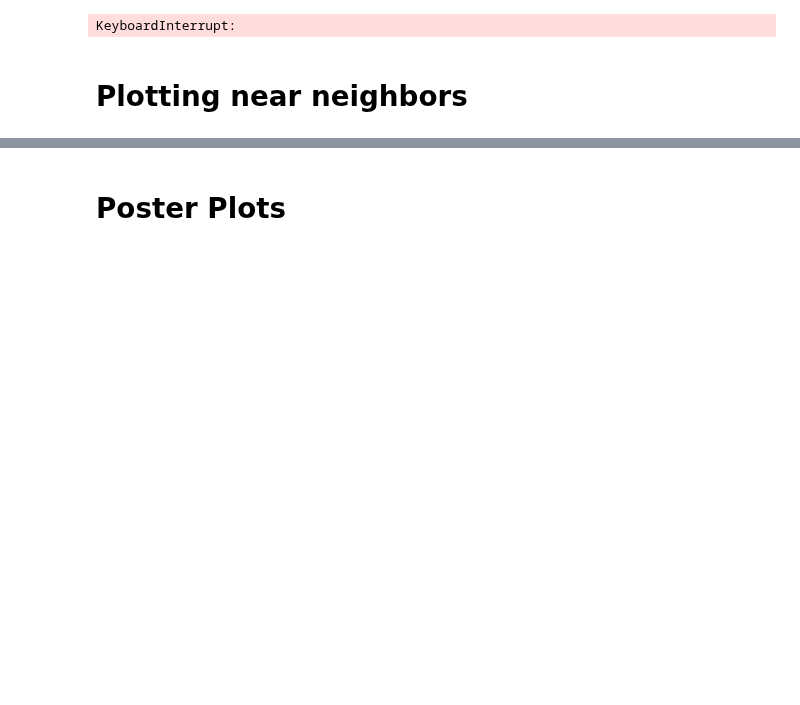
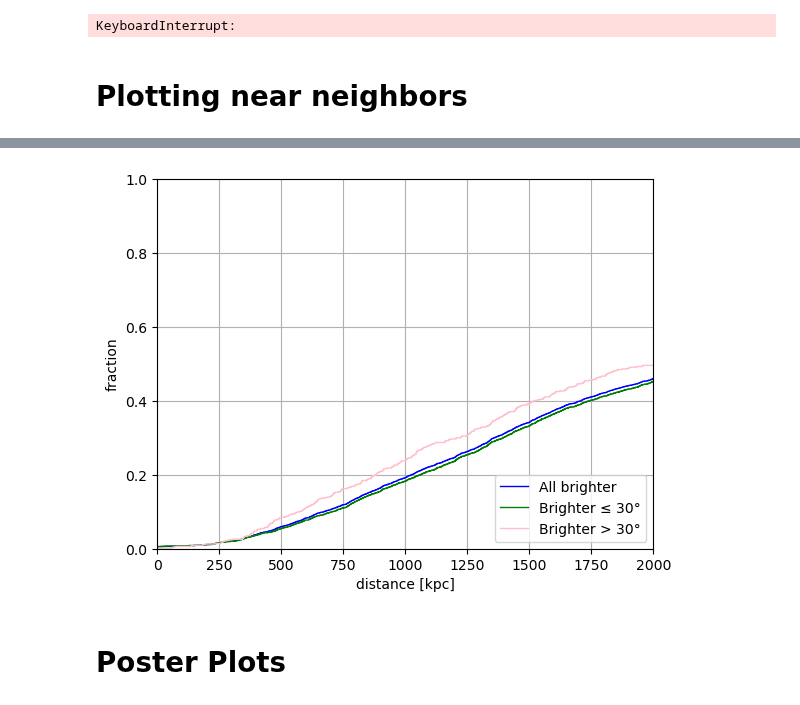
Before and after one commit to DESI-UR/MaNGA-VelMap, a Jupyter notebook: Notebooks/environment_class.ipynb, the cells around one changed output, grey strips where cells are left out. Drawn from its saved outputs; the diff is of its cells as text; code cells hidden in the pictures; blank space fills up the shorter version.

```diff
--- a/Notebooks/environment_class.ipynb
+++ b/Notebooks/environment_class.ipynb
@@ -1133,2 +1103,36 @@ axs.label_outer()
+# %%
+fig = plt.figure()
+axs = fig.subplots(1, sharex=True, sharey=True)
+
+# Weights
+weight_n = np.ones(len(nearest)) / len(nearest)
+weight_b = np.ones(len(brighter)) / len(brighter)
+weight_nc = np.ones(len(nearest_counter)) / len(nearest_counter)
+weight_nr = np.ones(len(nearest_reg)) / len(nearest_reg)
+weight_bc = np.ones(len(brighter_counter)) / len(brighter_counter)
+weight_br = np.ones(len(brighter_reg)) / len(brighter_reg)
+
+# ECDF plots
+#axs.ecdf([p[0] for p in nearest], label="All nearest", color='red', linewidth=1, weights=weight_n)
+axs.ecdf([p[0] for p in brighter], label="All brighter", color='blue', linewidth=1, weights=weight_b)
+
+#axs.ecdf([p[0] for p in nearest_reg], label="Nearest ≤ 30°", color='gold', linewidth=1, weights=weight_nr)
+#axs.ecdf([p[0] for p in nearest_counter], label="Nearest > 30°", color='purple', linewidth=1, weights=weight_nc)
+
+axs.ecdf([p[0] for p in brighter_reg], label="Brighter ≤ 30°", color='green', linewidth=1, weights=weight_br)
+axs.ecdf([p[0] for p in brighter_counter], label="Brighter > 30°", color='pink', linewidth=1, weights=weight_bc)
+
+# Formatting
+axs.grid(True)
+axs.legend(loc='lower right', fancybox=True, framealpha=0.8, fontsize=10)
+axs.set_xlabel("distance [kpc]")
+axs.set_ylabel("fraction")
+axs.set_xlim(0, 2000)
+axs.label_outer()
+
+# Save
+plt.savefig(data_folder + 'Plots/poster_plots/dist_cdf.png', dpi=600, bbox_inches='tight')
+# %% [output]
+[figure, added]
 # %% [markdown]
 # Poster Plots
```
Also changed, not shown: parts of 27 cells of this notebook.
